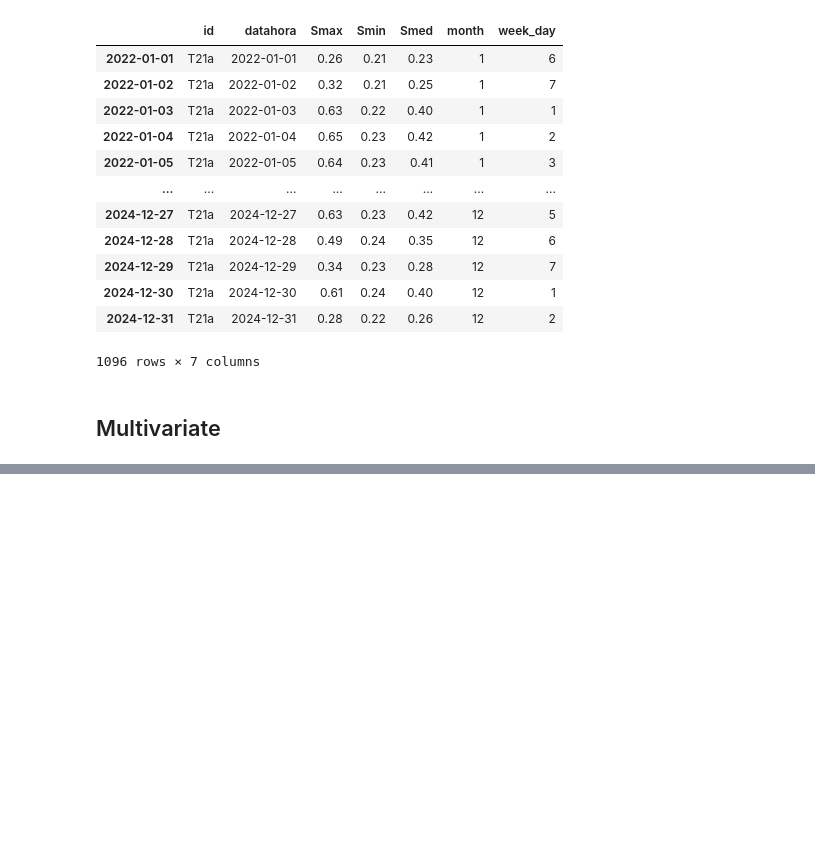
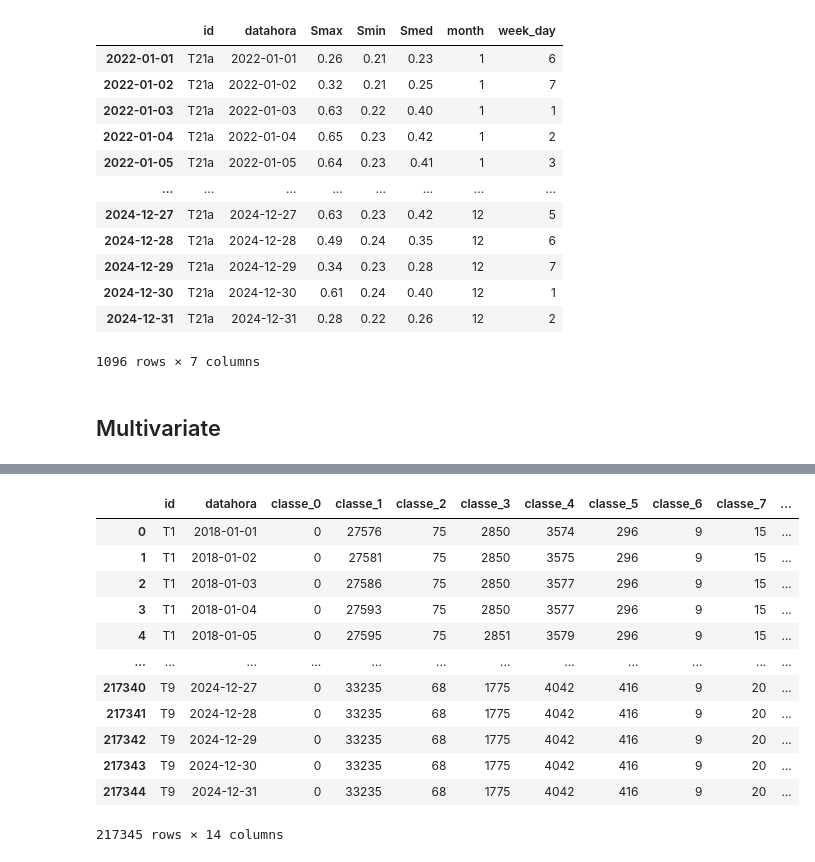
Before and after one commit to ruanvirginio/masters, a Jupyter notebook: Recursive_Forecasting.ipynb, the cells around one changed output, grey strips where cells are left out. Saved outputs shown, nothing was run; the diff lists cells and outputs as text; code cells hidden in the pictures; blank space fills up the shorter version.

```diff
--- a/Recursive_Forecasting.ipynb
+++ b/Recursive_Forecasting.ipynb
@@ -412,6 +412,9 @@ data
 url_GD = "https://media.githubusercontent.com/media/ruanvirginio/masters/refs/heads/main/bases_tratadas/dg_dataset.csv"
 gd = pd.read_csv(url_GD,  sep=';', encoding='latin-1')
 
+gd['datahora'] = pd.to_datetime(gd['datahora'])
+
+
 url_clientes = "https://media.githubusercontent.com/media/ruanvirginio/masters/refs/heads/main/bases_tratadas/customers_dataset.csv"
 clientes = pd.read_csv(url_clientes, sep=';', encoding='latin-1')
 # %%
@@ -469,0 +483,22 @@ clientes2
+# %%
+gd_clientes = pd.merge(
+    clientes2,
+    gd,
+    on=['datahora', 'id'],
+    how='left'
+)
+gd_clientes
+# %% [output]
+|  | id | datahora | classe_0 | classe_1 | classe_2 | classe_3 | classe_4 | classe_5 | classe_6 | classe_7 | ... |
+| 0 | T1 | 2018-01-01 | 0 | 27576 | 75 | 2850 | 3574 | 296 | 9 | 15 | ... |
+| 1 | T1 | 2018-01-02 | 0 | 27581 | 75 | 2850 | 3575 | 296 | 9 | 15 | ... |
+| 2 | T1 | 2018-01-03 | 0 | 27586 | 75 | 2850 | 3577 | 296 | 9 | 15 | ... |
+| 3 | T1 | 2018-01-04 | 0 | 27593 | 75 | 2850 | 3577 | 296 | 9 | 15 | ... |
+| 4 | T1 | 2018-01-05 | 0 | 27595 | 75 | 2851 | 3579 | 296 | 9 | 15 | ... |
+| ... | ... | ... | ... | ... | ... | ... | ... | ... | ... | ... | ... |
+| 217340 | T9 | 2024-12-27 | 0 | 33235 | 68 | 1775 | 4042 | 416 | 9 | 20 | ... |
+| 217341 | T9 | 2024-12-28 | 0 | 33235 | 68 | 1775 | 4042 | 416 | 9 | 20 | ... |
+| 217342 | T9 | 2024-12-29 | 0 | 33235 | 68 | 1775 | 4042 | 416 | 9 | 20 | ... |
+| 217343 | T9 | 2024-12-30 | 0 | 33235 | 68 | 1775 | 4042 | 416 | 9 | 20 | ... |
+| 217344 | T9 | 2024-12-31 | 0 | 33235 | 68 | 1775 | 4042 | 416 | 9 | 20 | ... |
+217345 rows × 14 columns
```
Also changed, not shown: parts of 16 cells of this notebook.
